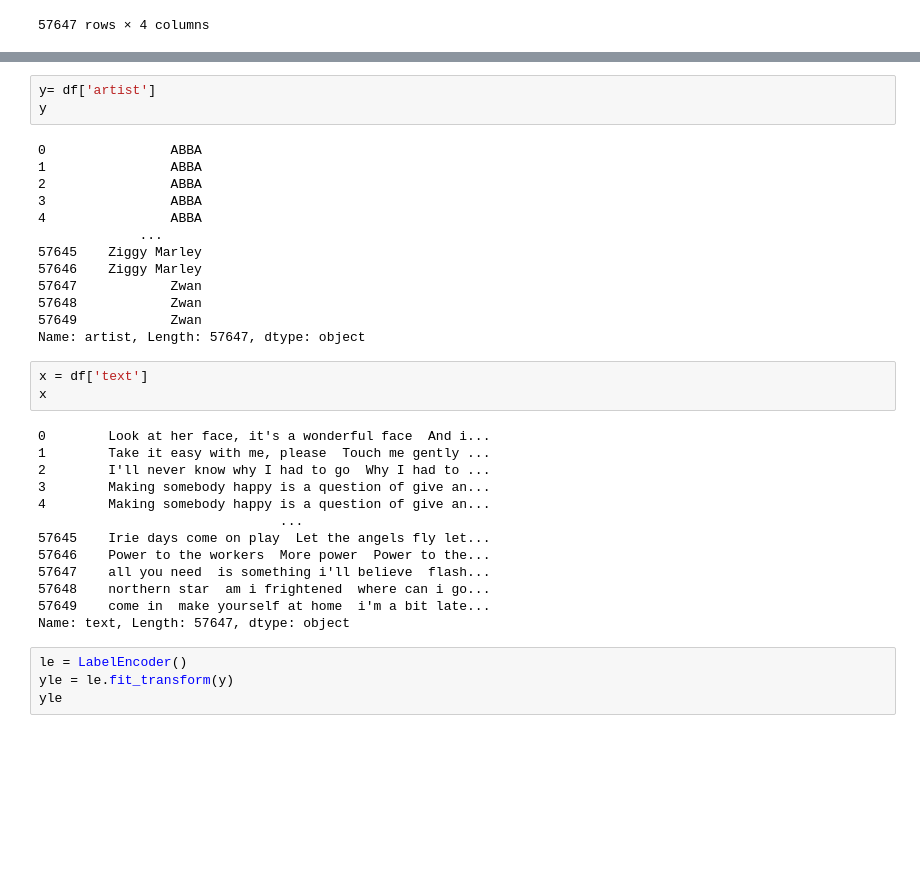
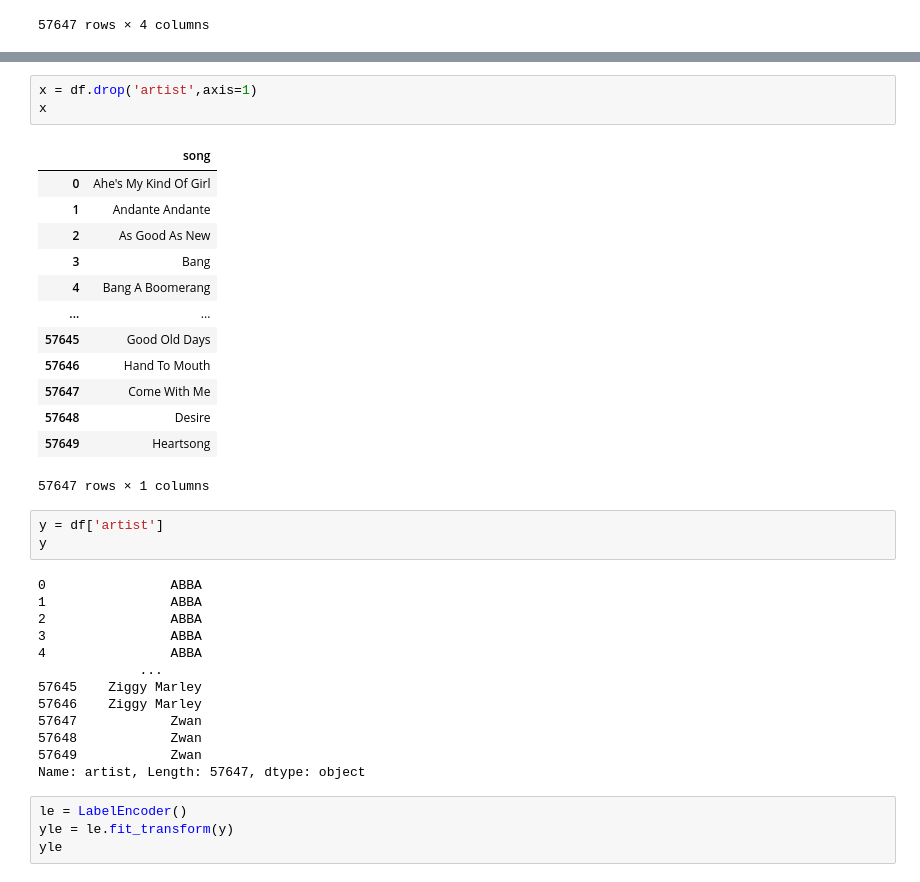
Before and after one commit to pxndey/ml-projects, a Jupyter notebook: spotify-artistguesser/title-guesser.ipynb, the cells around one changed output, grey strips where cells are left out. Drawn from its saved outputs; the diff is of its cells as text; blank space fills up the shorter version.

```diff
--- a/spotify-artistguesser/songs.ipynb
+++ b/spotify-artistguesser/title-guesser.ipynb
@@ -113,6 +113,23 @@ df
 57647 rows × 2 columns
+# %%
+x = df.drop('artist',axis=1)
+x
+# %% [output]
+|  | song |
+| 0 | Ahe's My Kind Of Girl |
+| 1 | Andante Andante |
+| 2 | As Good As New |
+| 3 | Bang |
+| 4 | Bang A Boomerang |
+| ... | ... |
+| 57645 | Good Old Days |
+| 57646 | Hand To Mouth |
+| 57647 | Come With Me |
+| 57648 | Desire |
+| 57649 | Heartsong |
+57647 rows × 1 columns
 # %%
-y= df['artist']
+y = df['artist']
 y
 # %% [output]
 0                ABBA
@@ -127,22 +144,6 @@ y
 57648            Zwan
 57649            Zwan
 Name: artist, Length: 57647, dtype: object
-# %%
-x = df['text']
-x
-# %% [output]
-0        Look at her face, it's a wonderful face  And i...
-1        Take it easy with me, please  Touch me gently ...
-2        I'll never know why I had to go  Why I had to ...
-3        Making somebody happy is a question of give an...
-4        Making somebody happy is a question of give an...
-                               ...
-57645    Irie days come on play  Let the angels fly let...
-57646    Power to the workers  More power  Power to the...
-57647    all you need  is something i'll believe  flash...
-57648    northern star  am i frightened  where can i go...
-57649    come in  make yourself at home  i'm a bit late...
-Name: text, Length: 57647, dtype: object
 # %%
 le = LabelEncoder()
 yle = le.fit_transform(y)
```
Also changed, not shown: parts of 15 cells of this notebook, 3 other files.
